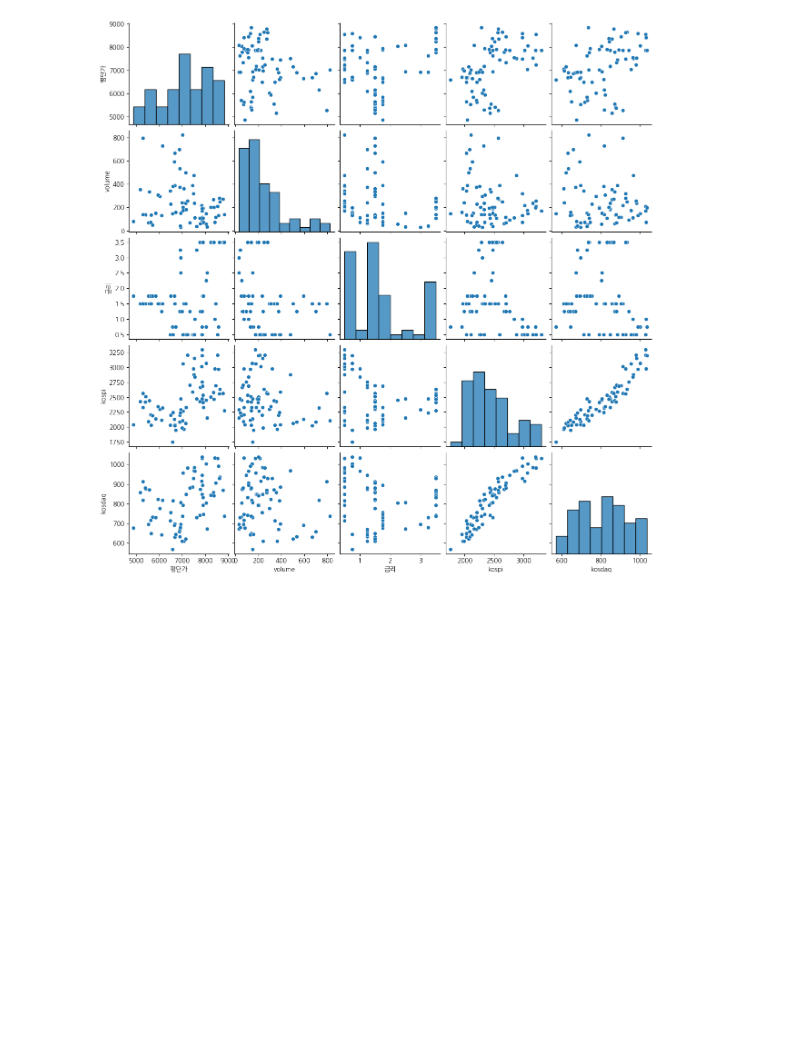
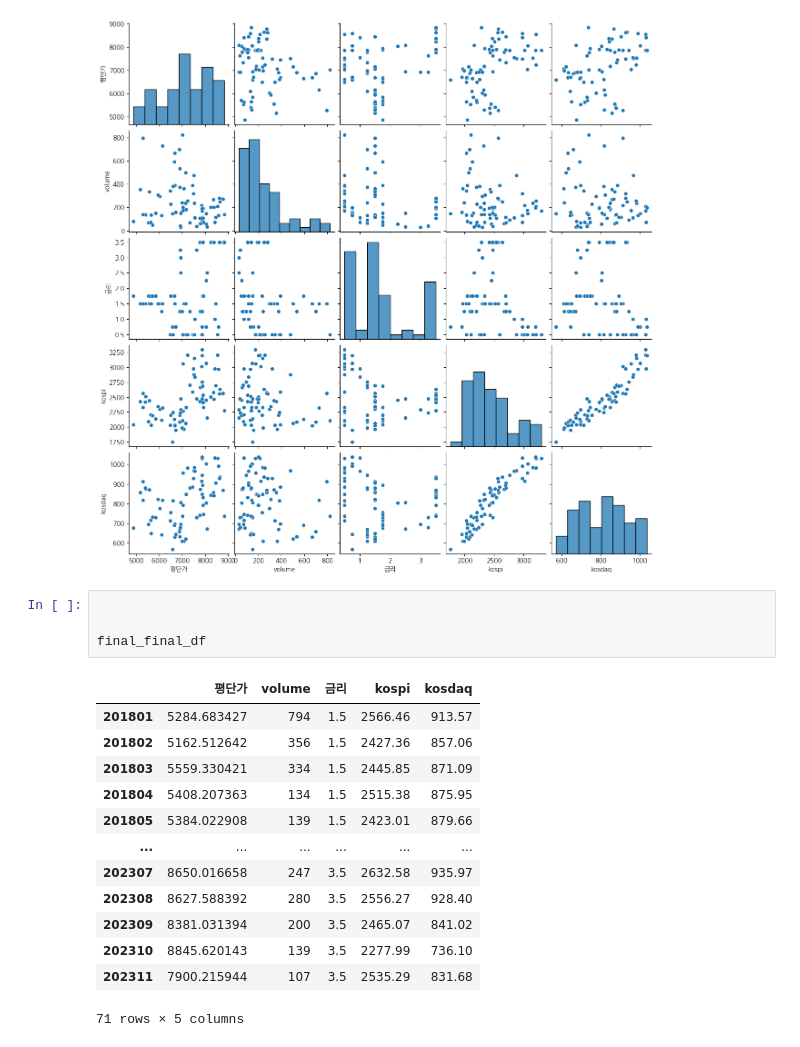
Before and after one commit to Elderman-91/green_team_project_1, a Jupyter notebook: mj2.ipynb, the cells around one changed output. Saved outputs shown, nothing was run; the diff lists cells and outputs as text; blank space fills up the shorter version.

```diff
--- a/mj2.ipynb
+++ b/mj2.ipynb
@@ -188,3 +188,21 @@ sns.pairplot(final_final_df) # markers는 hue를지정했을 경우에만 사용
 plt.show()
 # %% [output]
 [figure]
+# %%
+
+
+final_final_df
+# %% [output]
+|  | 평단가 | volume | 금리 | kospi | kosdaq |
+| 201801 | 5284.683427 | 794 | 1.5 | 2566.46 | 913.57 |
+| 201802 | 5162.512642 | 356 | 1.5 | 2427.36 | 857.06 |
+| 201803 | 5559.330421 | 334 | 1.5 | 2445.85 | 871.09 |
+| 201804 | 5408.207363 | 134 | 1.5 | 2515.38 | 875.95 |
+| 201805 | 5384.022908 | 139 | 1.5 | 2423.01 | 879.66 |
+| ... | ... | ... | ... | ... | ... |
+| 202307 | 8650.016658 | 247 | 3.5 | 2632.58 | 935.97 |
+| 202308 | 8627.588392 | 280 | 3.5 | 2556.27 | 928.40 |
+| 202309 | 8381.031394 | 200 | 3.5 | 2465.07 | 841.02 |
+| 202310 | 8845.620143 | 139 | 3.5 | 2277.99 | 736.10 |
+| 202311 | 7900.215944 | 107 | 3.5 | 2535.29 | 831.68 |
+71 rows × 5 columns
```
